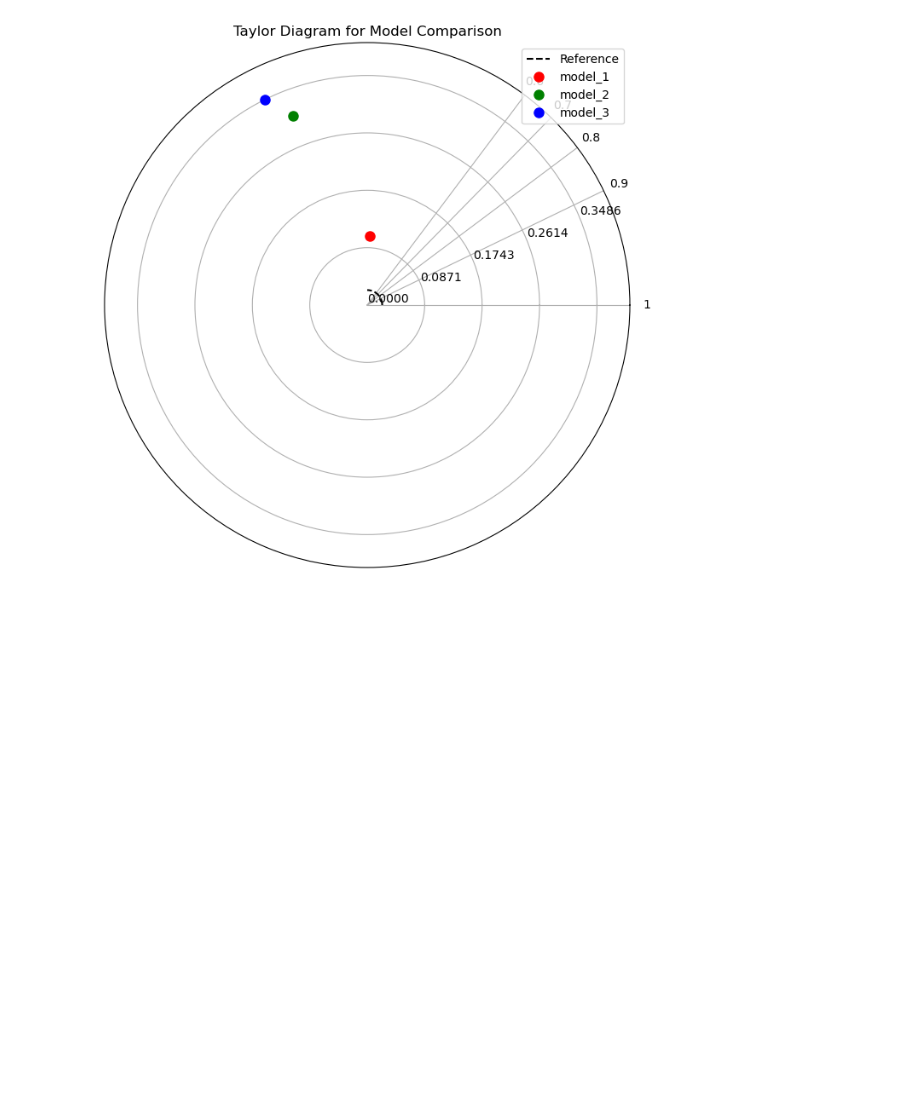
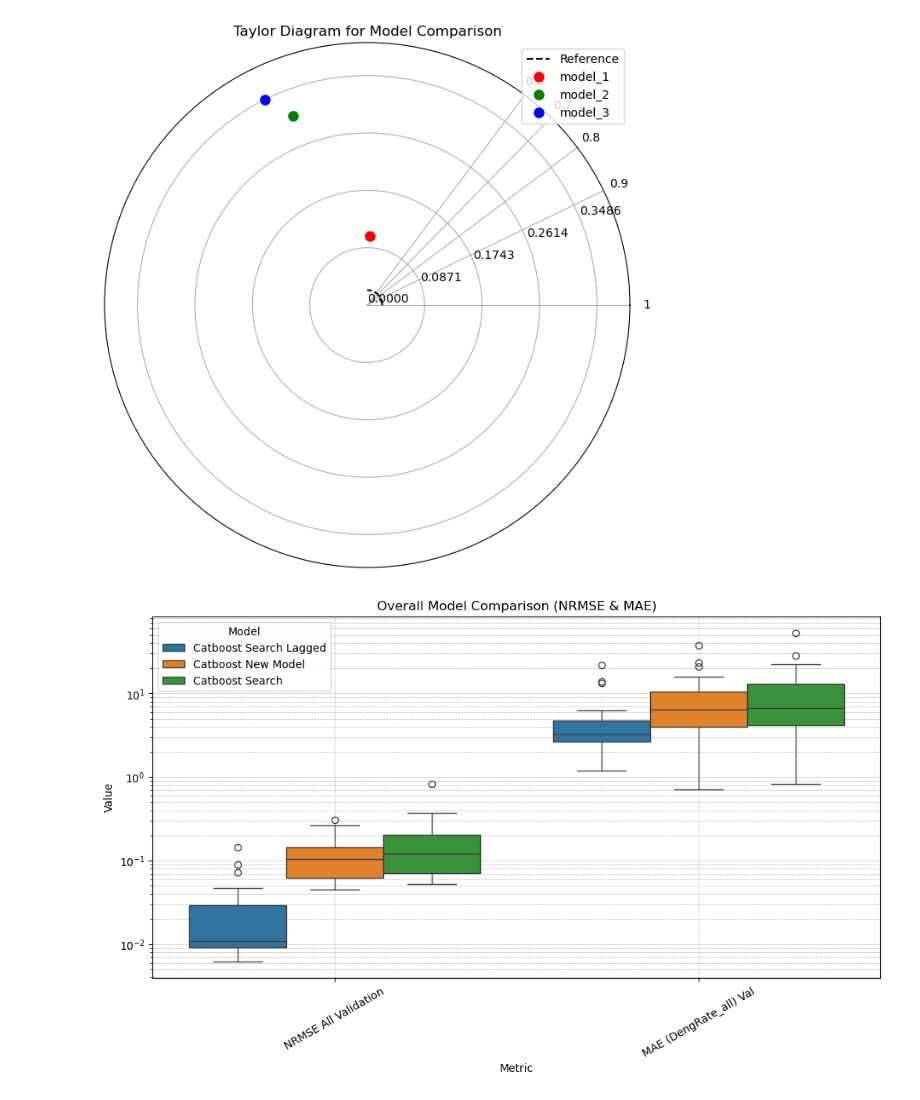
Before and after one commit to gautam642/DengueScope, a Jupyter notebook: metrics_visualiser.ipynb, the cells around one changed output. Saved outputs shown, nothing was run; the diff lists cells and outputs as text; code cells hidden in the pictures; blank space fills up the shorter version.

```diff
--- a/metrics_visualiser.ipynb
+++ b/metrics_visualiser.ipynb
@@ -576,3 +576,90 @@ ref_std = actual_avg["DengRate_all"].std()  # Reference standard deviation
 plot_taylor_diagram(std_devs, correlations, ref_std, labels, ["r", "g", "b"])
 # %% [output]
 [figure]
+# %%
+import numpy as np
+import pandas as pd
+import matplotlib.pyplot as plt
+import seaborn as sns
+
+
+file_paths = {
+    "Catboost_Model_search_lagged": "./code/metrics/Brazil/catboost_lagged_19-03-2025-00-47-00.csv",
+    "Catboost_new_Model": "./code/metrics/Brazil/catboost_normal26-11-2024-01-03-19.csv",
+    "Catboost_new_Model_search": "./code/metrics/Brazil/catboost_search_26-11-2024-02-20-15.csv",
+}
+
+# Load the CSV files
+dataframes = {name: pd.read_csv(path) for name, path in file_paths.items()}
+# Rename keys for readability
+model_names = {
+    "Catboost_Model_search_lagged": "Catboost Search Lagged",
+    "Catboost_new_Model": "Catboost New Model",
+    "Catboost_new_Model_search": "Catboost Search",
+}
+
+# Prepare data for visualization
+metric_cols = ["NRMSE All Validation", "MAE (DengRate_all) Val"]
+merged_data = []
+
+for model, df in dataframes.items():
+    for metric in metric_cols:
+        for _, row in df.iterrows():
+            merged_data.append({
+                "Model": model_names[model],
+                "State": row["Department"],
+                "Metric": metric,
+                "Value": row[metric],
+            })
+
+# Convert to DataFrame
+df_plot = pd.DataFrame(merged_data)
+
+# Overall Comparison: Boxplots of Metrics Across Models
+plt.figure(figsize=(12, 6))
+sns.boxplot(data=df_plot, x="Metric", y="Value", hue="Model")
+plt.yscale("log")  # Log scale for better visibility
+plt.title("Overall Model Comparison (NRMSE & MAE)")
+plt.xticks(rotation=30)
+plt.grid(True, which="both", linestyle="--", linewidth=0.5)
+plt.show()
+
+# Re-prepare the data for visualization
+merged_data = []
+for model, df in dataframes.items():
+    for metric in metric_cols:
+        for _, row in df.iterrows():
+            merged_data.append({
+                "Model": model_names[model],
+                "State": row["Department"],
+                "Metric": metric,
+                "Value": row[metric],
+            })
+
+# Convert to DataFrame
+df_plot = pd.DataFrame(merged_data)
+
+# Single visualization for all states
+plt.figure(figsize=(15, 7))
+sns.barplot(data=df_plot, x="State", y="Value", hue="Model", ci=None)
+plt.yscale("log")  # Log scale for better visibility
+plt.xticks(rotation=90)
+plt.title("State-wise Model Comparison (NRMSE & MAE)")
+plt.xlabel("State")
+plt.ylabel("Metric Value (Log Scale)")
+plt.grid(True, which="both", linestyle="--", linewidth=0.5)
+plt.legend(title="Model")
+plt.show()
+
+# FacetGrid for small multiples
+g = sns.FacetGrid(df_plot, col="Metric", hue="Model", sharey=False, height=5, aspect=1.5)
+g.map(sns.barplot, "State", "Value", order=sorted(df_plot["State"].unique()), ci=None)
+g.set_xticklabels(rotation=90)
+g.set_ylabels("Value (Log Scale)")
+g.set_titles(col_template="{col_name}")
+g.add_legend()
+
+plt.suptitle("Facet Grid of Metrics Across Models and States", y=1.05, fontsize=14)
+plt.show()
+# %% [output]
+[figure, added]
```
Also changed, not shown: parts of 2 cells of this notebook, 12 other files.
